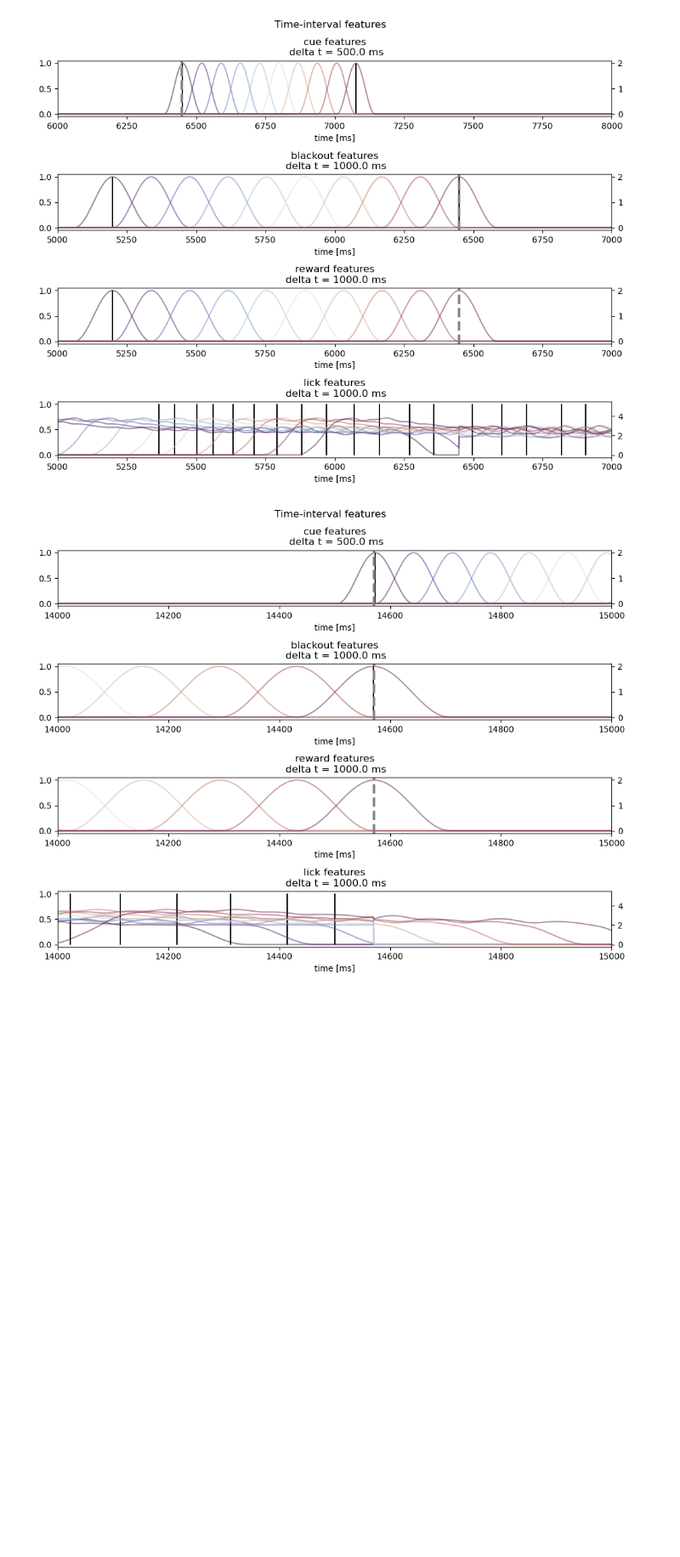
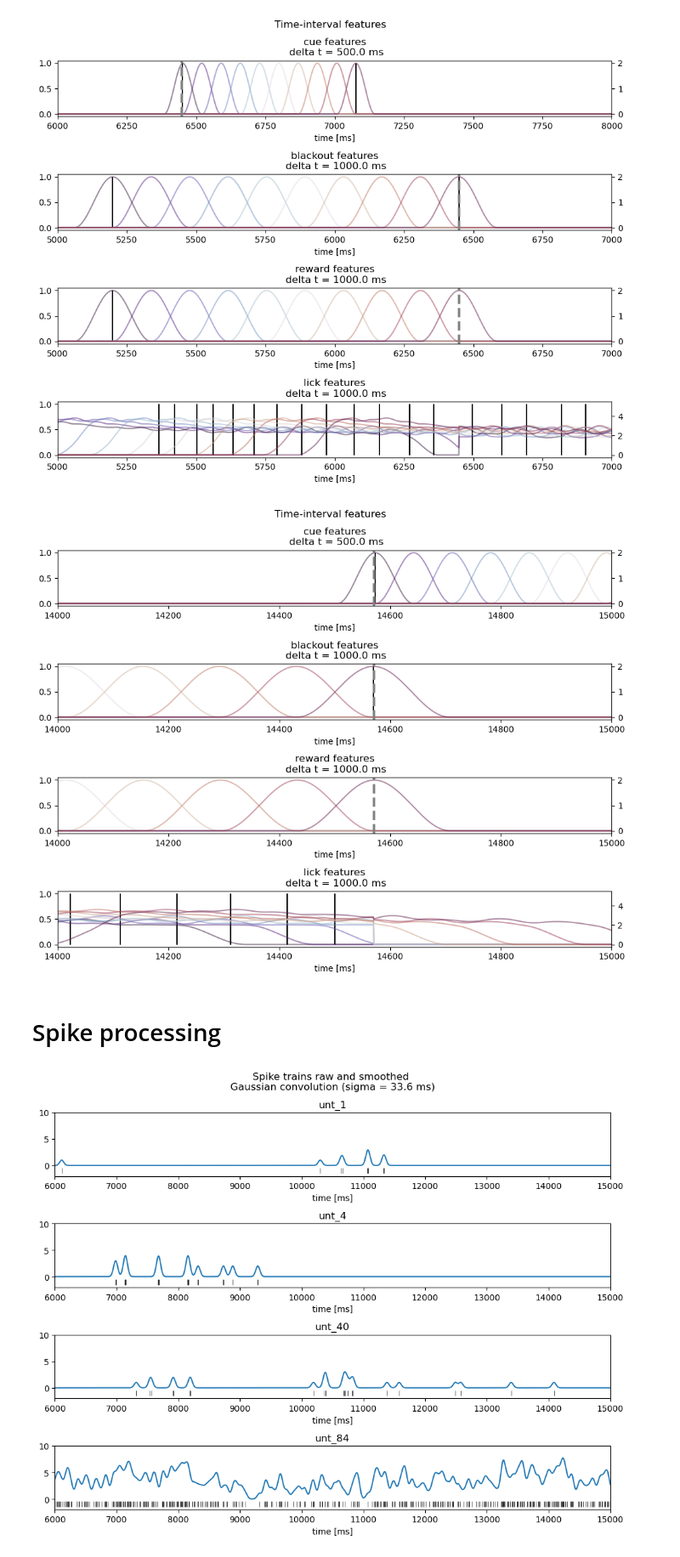
Before and after one commit to the-wang-lab/active_task_encoding_model, a Jupyter notebook: visualize_data.ipynb, the cells around one changed output. Shown at 85% size. Drawn from its saved outputs; the diff is of its cells as text; code cells hidden in the pictures; blank space fills up the shorter version.

Commit message:
added spike processing

```diff
--- a/visualize_data.ipynb
+++ b/visualize_data.ipynb
@@ -337,7 +335,7 @@ fig.tight_layout()
 ## Time-event features
 # %%
 # time-event features (inter-trial, independent of trial structure)
-convolve = lambda x, w: np.convolve(x, cosine_filter(w, [1, 1]), mode='same') # convolve with raised cosine
+convolve = lambda x, w: np.convolve(x, general_cosine(w, [1, 1]), mode='same') # convolve with raised cosine
 
 # choose time interval for each event (in time steps)
 d_cue, n_cue = 625,  10
@@ -476,3 +474,49 @@ for ax in axarr:
 fig
 # %% [output]
 [figure]
+# %% [markdown]
+# Spike processing
+# %%
+# spikes
+w_spk = 42 # sigma=42 time steps (33 ms), original code used 5*25=125 time steps
+convolve = lambda x, w: np.convolve(x, general_gaussian(M=10*w, p=1, sig=w), mode='same') # convolve with gaussian
+
+col_spk = [ i for i in df_raw.columns if i.startswith('unt_') ]
+for col in col_spk:
+    x = df_raw.loc[:, col]
+    df_prc.loc[:, col ] = convolve(x, w_spk)
+# %%
+# plot smoothed spikes
+ns = [1, 2, 3] # select trials
+raw = pd.concat([ gr_raw.get_group(n) for n in ns ])
+prc = pd.concat([ gr_prc.get_group(n) for n in ns ])
+
+fig, axarr = plt.subplots(nrows=4, figsize=(10, 8))
+fig.suptitle('Spike trains raw and smoothed\n Gaussian convolution (sigma = {} ms)'.format(str(steps2ms(smooth_w))))
+
+def raster(df, col):
+    'plot columns col from list of dataframes'
+    t = df.loc[:, col]
+    x = np.where(t == 1)[0]
+    x = steps2ms(x)
+    ax.eventplot(x, lw=0.5, lineoffset=-1, colors='k')
+
+def plot(df, col):
+    y = df.loc[:, col]
+    x = np.arange(len(y.index))
+    x = steps2ms(x)
+    ax.plot(x, y)
+
+for ax, u in zip(axarr, ['unt_{}'.format(str(i)) for i in [1, 4, 40, 84]]):
+    ax.set_title(u)
+    plot(prc, u)
+    raster(raw, u)
+
+for ax in axarr:
+    ax.set_xlabel('time [ms]')
+    ax.set_xlim(6000, 15000)
+    ax.set_ylim((-2, 10))
+
+fig.tight_layout()
+# %% [output]
+[figure, added]
```
Also changed, not shown: parts of 6 cells of this notebook.
